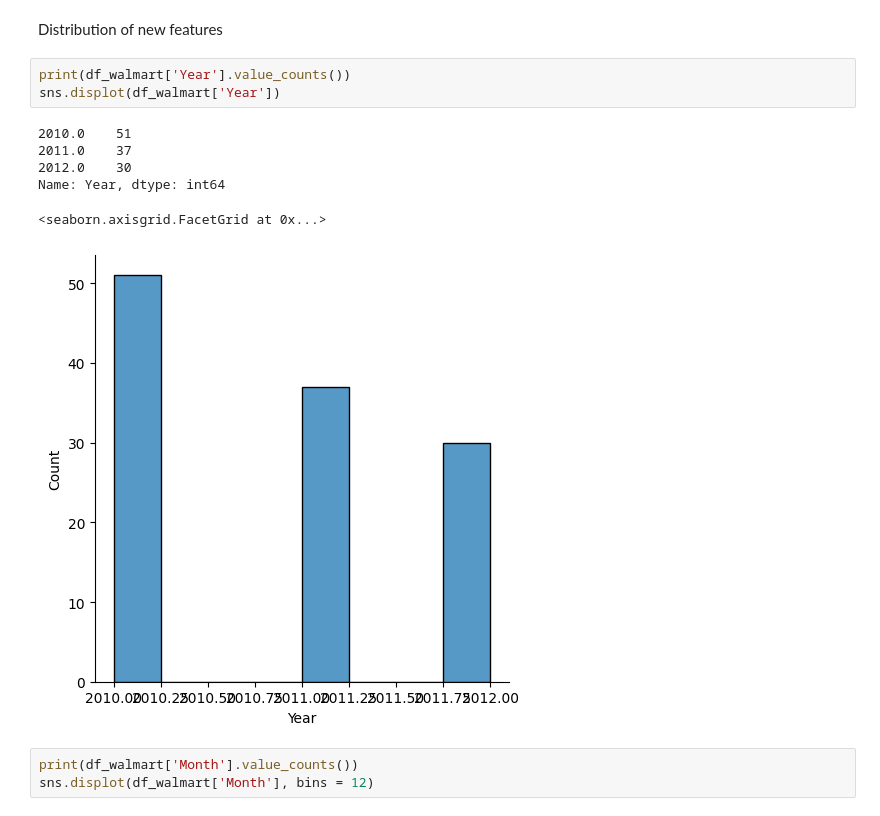
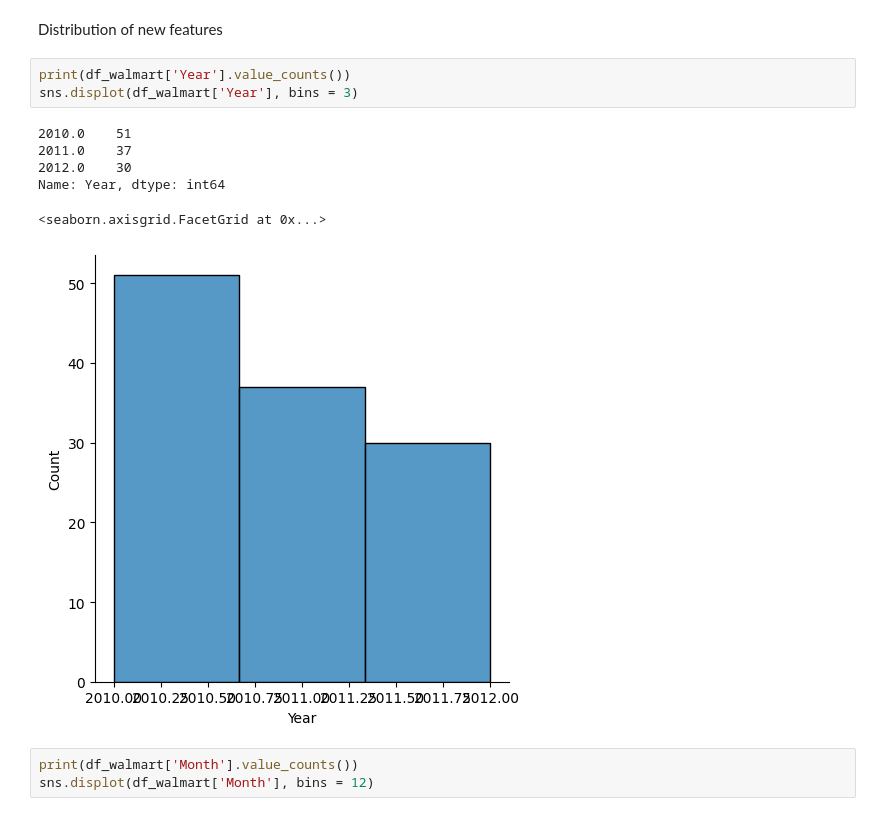
Before and after one commit to Stylomines/walmart_sales, a Jupyter notebook: walmart_project.ipynb, the cells around one changed output. Cells and saved outputs as stored; diff of their text form.

```diff
--- a/walmart_project.ipynb
+++ b/walmart_project.ipynb
@@ -258,14 +244,14 @@ See the caveats in the documentation: https://pandas.pydata.org/pandas-docs/stab
 Distribution of new features
 # %%
 print(df_walmart['Year'].value_counts())
-sns.displot(df_walmart['Year'])
+sns.displot(df_walmart['Year'], bins = 3)
 # %% [output]
 2010.0    51
 2011.0    37
 2012.0    30
 Name: Year, dtype: int64
 <seaborn.axisgrid.FacetGrid at 0x...>
-[figure, old version]
+[figure, new version]
 # %%
 print(df_walmart['Month'].value_counts())
 sns.displot(df_walmart['Month'], bins = 12)
```
Also changed, not shown: parts of 26 cells of this notebook.
